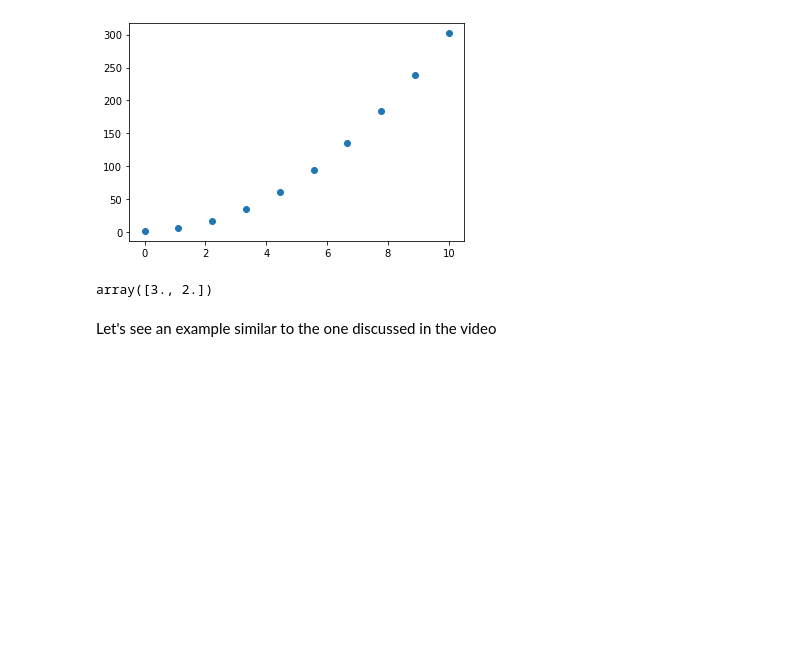
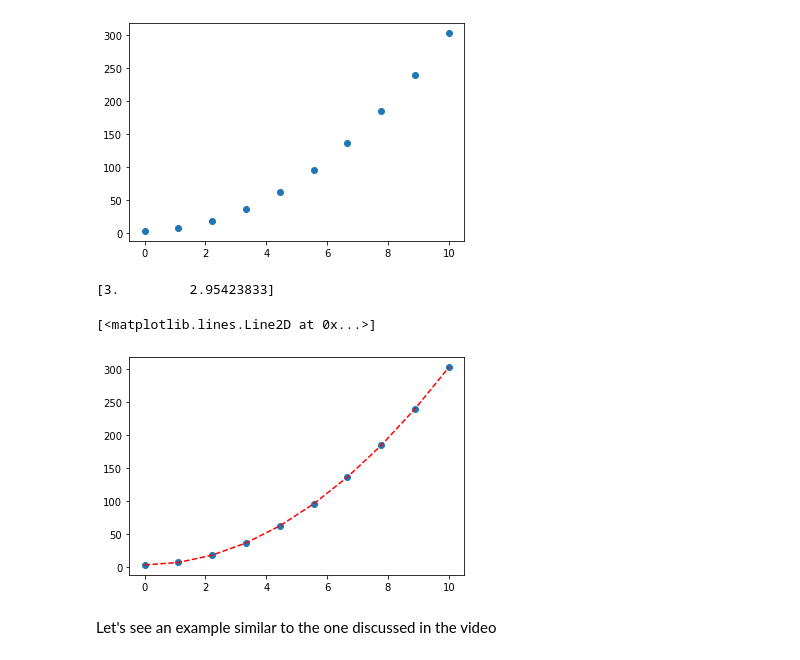
Before and after one commit to howardisaacson/Intro-to-Astro2024, a Jupyter notebook: Week2_Python_Packages/Introduction to Numpy, Scipy and Astropy.ipynb, the cells around one changed output. Drawn from its saved outputs; the diff is of its cells as text; code cells hidden in the pictures; blank space fills up the shorter version.

```diff
--- a/Week2_Python_Packages/Introduction to Numpy, Scipy and Astropy.ipynb
+++ b/Week2_Python_Packages/Introduction to Numpy, Scipy and Astropy.ipynb
@@ -226,19 +229,24 @@ plt.show()
 ### Curve Fitting
 # %%
 x_data = np.linspace(0, 10, 10)
-y_data = 3*x_data**2 + 2
+y_data = 3*x_data**2 + 2+np.random.normal(10)*0.1
 plt.scatter(x_data, y_data); plt.show()
 # %% [output]
 [figure]
 # %%
 from scipy.optimize import curve_fit
 
 def func(x, a, b):#you can use any function
     return a*x**2 + b
 popt, pcov = curve_fit(func, x_data, y_data, p0=(1,1))
-popt#first element is a's value, 2nd is b's value
+print(popt)#first element is a's value, 2nd is b's value
+
+plt.scatter(x_data, y_data)
+plt.plot(x_data,popt[0]*x_data**2 + popt[1],'--', color = 'red')
 # %% [output]
-array([3., 2.])
+[3.         2.95423833]
+[<matplotlib.lines.Line2D at 0x...>]
+[figure, added]
 # %% [markdown]
 Let's see an example similar to the one discussed in the video
 # %%
```
Also changed, not shown: parts of 5 cells of this notebook.
